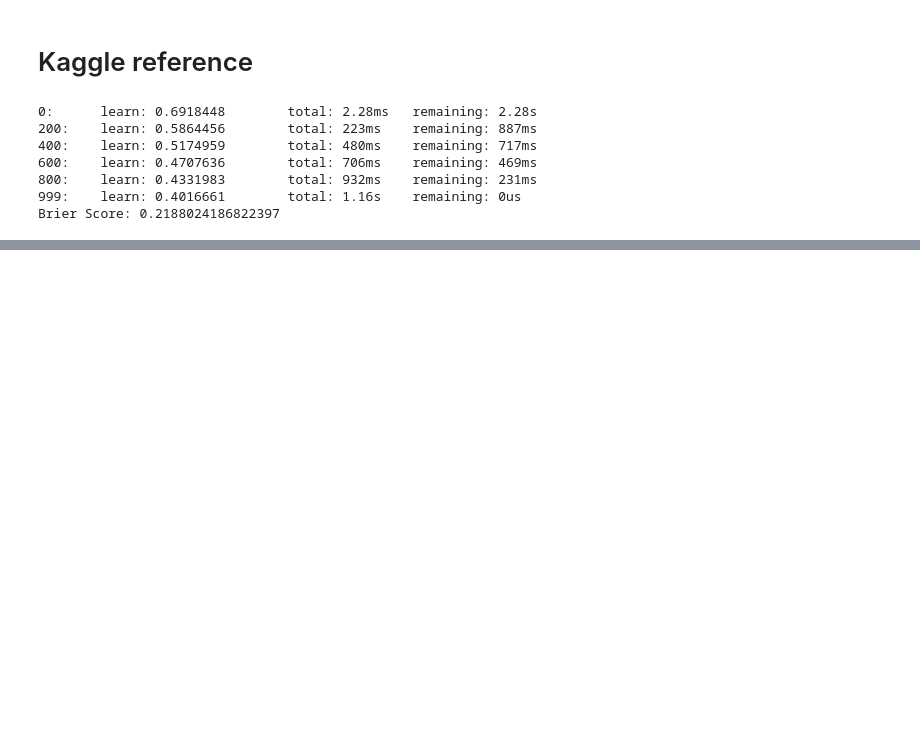
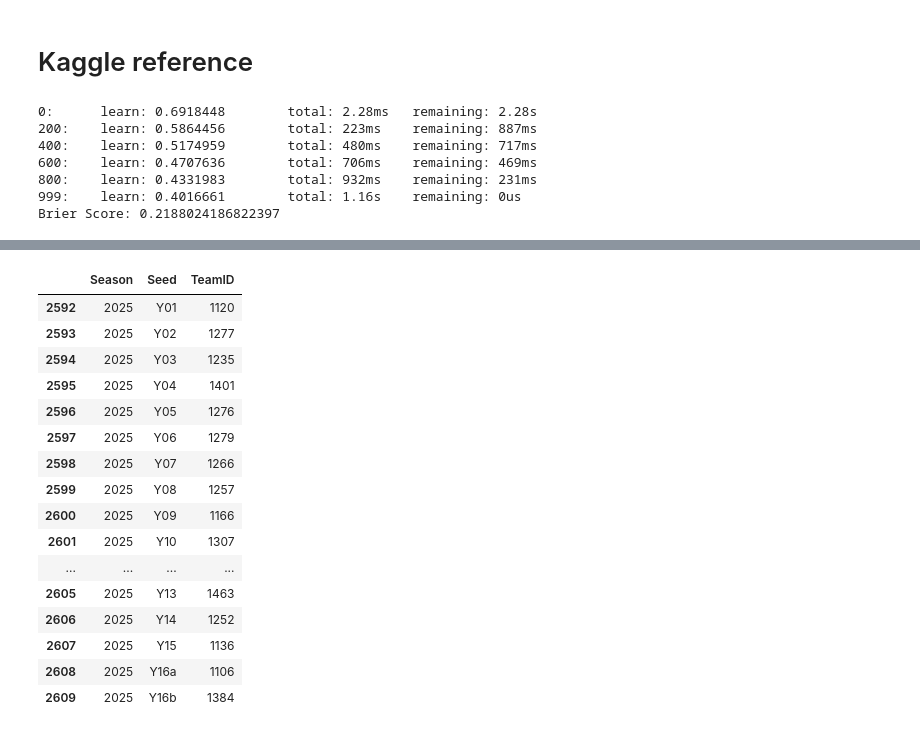
Before and after one commit to benstager/march-mania-2025, a Jupyter notebook: catboost_ex.ipynb, the cells around one changed output, grey strips where cells are left out. Drawn from its saved outputs; the diff is of its cells as text; code cells hidden in the pictures; blank space fills up the shorter version.

```diff
--- a/catboost_ex.ipynb
+++ b/catboost_ex.ipynb
@@ -481,0 +491,20 @@ Brier Score: 0.2188024186822397
+# %%
+bracket_2025[bracket_2025['Seed'].str.contains('Y')]
+# %% [output]
+|  | Season | Seed | TeamID |
+| 2592 | 2025 | Y01 | 1120 |
+| 2593 | 2025 | Y02 | 1277 |
+| 2594 | 2025 | Y03 | 1235 |
+| 2595 | 2025 | Y04 | 1401 |
+| 2596 | 2025 | Y05 | 1276 |
+| 2597 | 2025 | Y06 | 1279 |
+| 2598 | 2025 | Y07 | 1266 |
+| 2599 | 2025 | Y08 | 1257 |
+| 2600 | 2025 | Y09 | 1166 |
+| 2601 | 2025 | Y10 | 1307 |
+| ... | ... | ... | ... |
+| 2605 | 2025 | Y13 | 1463 |
+| 2606 | 2025 | Y14 | 1252 |
+| 2607 | 2025 | Y15 | 1136 |
+| 2608 | 2025 | Y16a | 1106 |
+| 2609 | 2025 | Y16b | 1384 |
```
Also changed, not shown: parts of 47 cells of this notebook.
